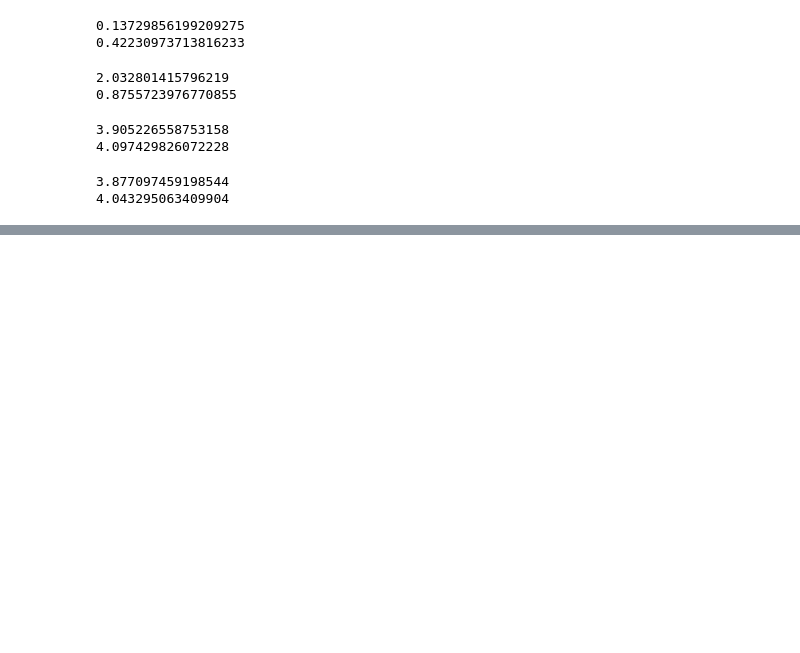
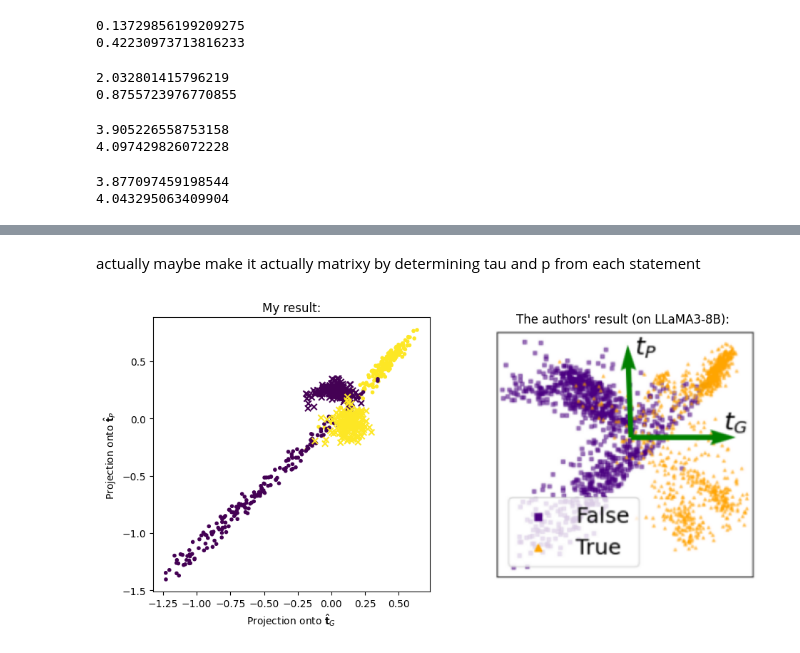
Before and after one commit to JDS289/BaLD4LLM, a Jupyter notebook: proj.ipynb, the cells around one changed output, grey strips where cells are left out. Saved outputs shown, nothing was run; the diff lists cells and outputs as text; code cells hidden in the pictures; blank space fills up the shorter version.

```diff
--- a/proj.ipynb
+++ b/proj.ipynb
@@ -699,0 +722,12 @@ print(np.linalg.norm(true_negated_average-false_affirmative_average))
+# %% [markdown]
+actually maybe make it actually matrixy by determining tau and p from each statement
+# %%
+NUM_ACTIVATIONS = capitalsResults2D["states"][0].shape[0]
+mu_hat = np.mean(capitalsResults2D["states"], axis=0)
+
+t_G = np.mean(capitalsResults2D[capitalsResults2D["actual"]==True]["states"], axis=0) - mu_hat
+t_P = np.mean(capitalsResults2D[capitalsResults2D["actual"]==((capitalsResults2D["polarity"]=="affirmative"))]["states"], axis=0) - mu_hat
+# %%
+plot_separation(capitalsResults2D, t_G, t_P)
+# %% [output]
+[figure, added]
```
Also changed, not shown: parts of 15 cells of this notebook.
